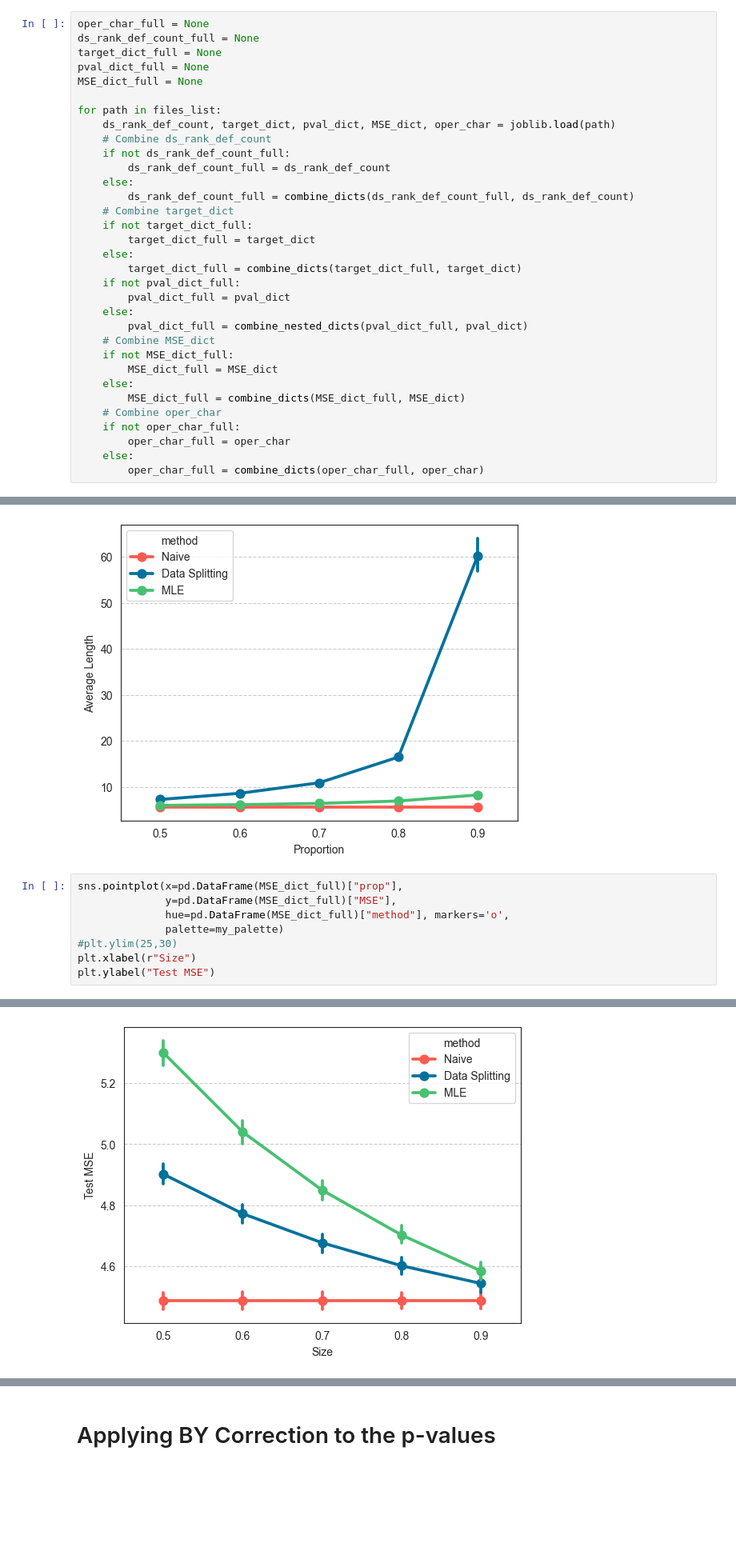
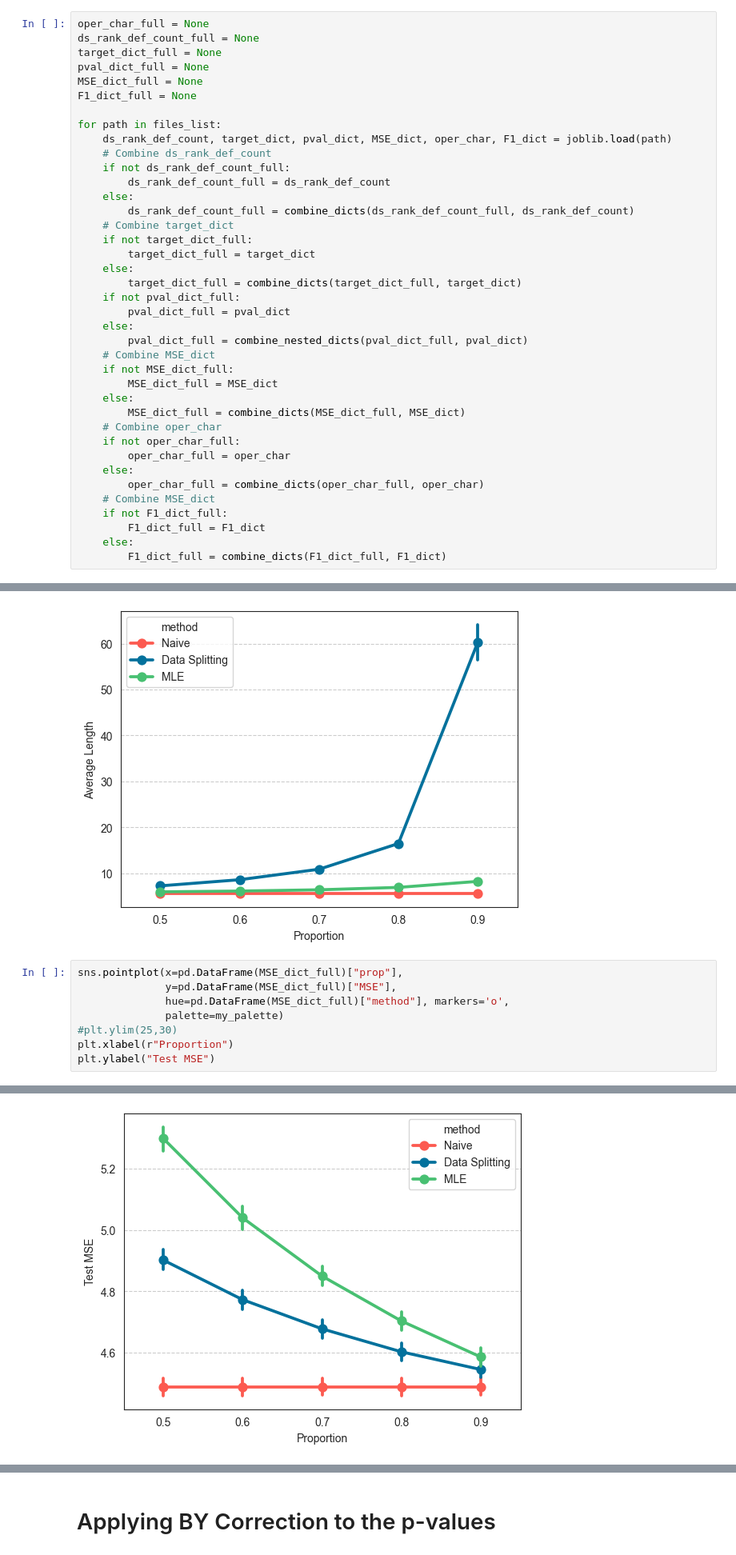
Before and after one commit to yiling-h/SI-Interaction, a Jupyter notebook: selectinf/Simulation/H1/Results/toy_strong/plotting_toy.ipynb, the cells around one changed output, grey strips where cells are left out. Shown: that part at 80% size. Drawn from its saved outputs; the diff is of its cells as text; blank space fills up the shorter version.

```diff
--- a/selectinf/Simulation/H1/Results/toy_strong/plotting_toy.ipynb
+++ b/selectinf/Simulation/H1/Results/toy_strong/plotting_toy.ipynb
@@ -75,9 +75,10 @@ ds_rank_def_count_full = None
 target_dict_full = None
 pval_dict_full = None
 MSE_dict_full = None
+F1_dict_full = None
 
 for path in files_list:
-    ds_rank_def_count, target_dict, pval_dict, MSE_dict, oper_char = joblib.load(path)
+    ds_rank_def_count, target_dict, pval_dict, MSE_dict, oper_char, F1_dict = joblib.load(path)
     # Combine ds_rank_def_count
     if not ds_rank_def_count_full:
         ds_rank_def_count_full = ds_rank_def_count
@@ -102,6 +103,11 @@ for path in files_list:
         oper_char_full = oper_char
     else:
         oper_char_full = combine_dicts(oper_char_full, oper_char)
+    # Combine MSE_dict
+    if not F1_dict_full:
+        F1_dict_full = F1_dict
+    else:
+        F1_dict_full = combine_dicts(F1_dict_full, F1_dict)
 # %%
 ds_rank_def_count_full
 # %% [output]
@@ -159,11 +165,11 @@ Text(0, 0.5, 'Average Length')
 # %%
 sns.pointplot(x=pd.DataFrame(MSE_dict_full)["prop"],
               y=pd.DataFrame(MSE_dict_full)["MSE"],
               hue=pd.DataFrame(MSE_dict_full)["method"], markers='o',
               palette=my_palette)
 #plt.ylim(25,30)
-plt.xlabel(r"Size")
+plt.xlabel(r"Proportion")
 plt.ylabel("Test MSE")
 # %% [output]
 Text(0, 0.5, 'Test MSE')
-[figure, old version]
+[figure, new version]
```
Also changed, not shown: parts of 1 cell of this notebook, 13 other files.
